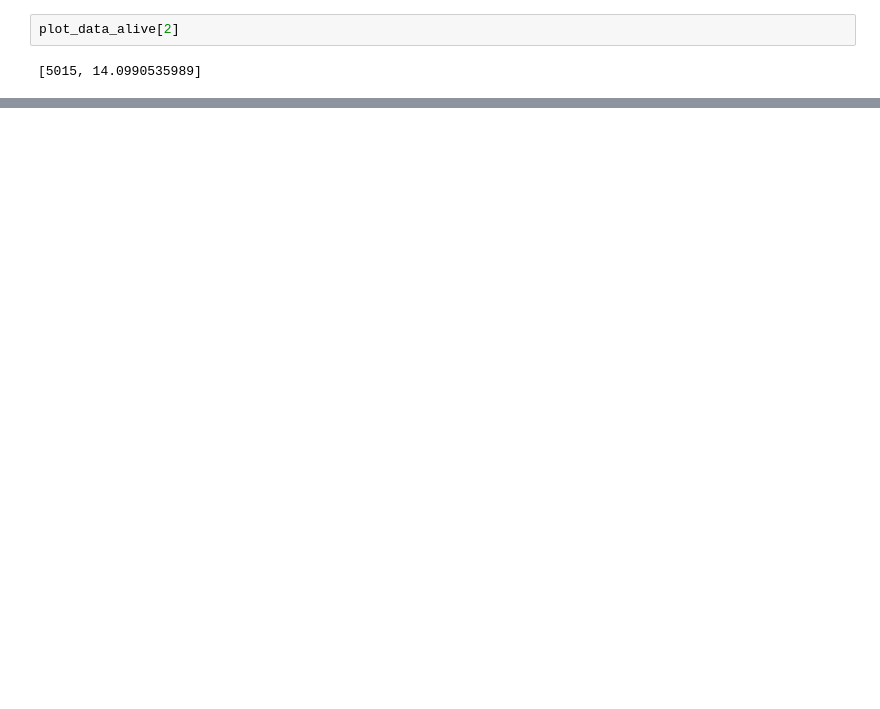
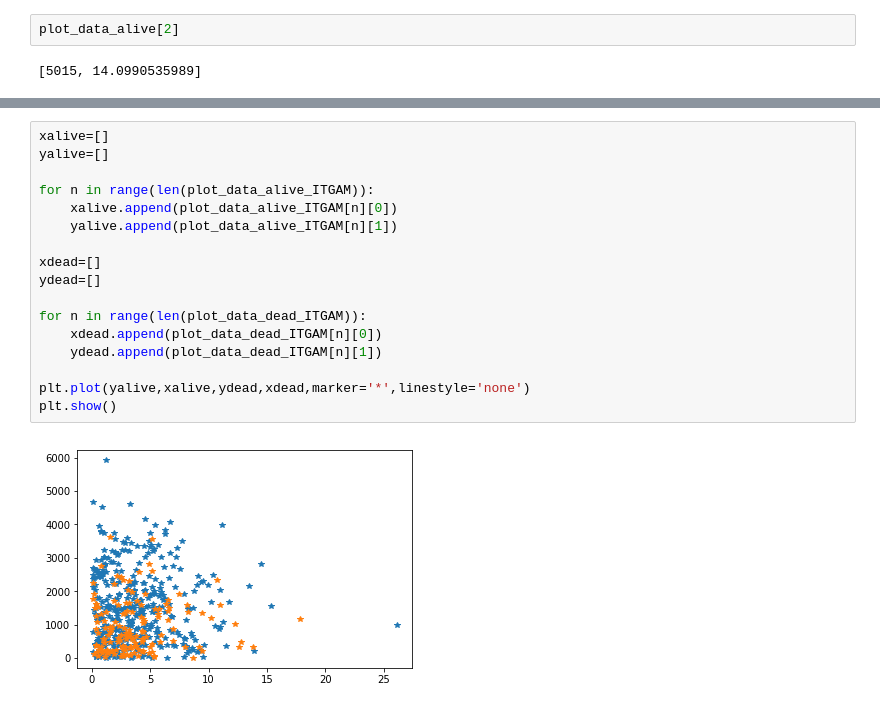
Before and after one commit to ldi00a/capstone18, a Jupyter notebook: Kidney analysis.ipynb, the cells around one changed output, grey strips where cells are left out. Saved outputs shown, nothing was run; the diff lists cells and outputs as text; blank space fills up the shorter version.

```diff
--- a/Kidney analysis.ipynb
+++ b/Kidney analysis.ipynb
@@ -278,0 +280,19 @@ for n in range(len(plot_data_dead)):
+# %%
+xalive=[]
+yalive=[]
+
+for n in range(len(plot_data_alive_ITGAM)):
+    xalive.append(plot_data_alive_ITGAM[n][0])
+    yalive.append(plot_data_alive_ITGAM[n][1])
+
+xdead=[]
+ydead=[]
+
+for n in range(len(plot_data_dead_ITGAM)):
+    xdead.append(plot_data_dead_ITGAM[n][0])
+    ydead.append(plot_data_dead_ITGAM[n][1])
+
+plt.plot(yalive,xalive,ydead,xdead,marker='*',linestyle='none')
+plt.show()
+# %% [output]
+[figure, added]
```
Also changed, not shown: parts of 15 cells of this notebook.
